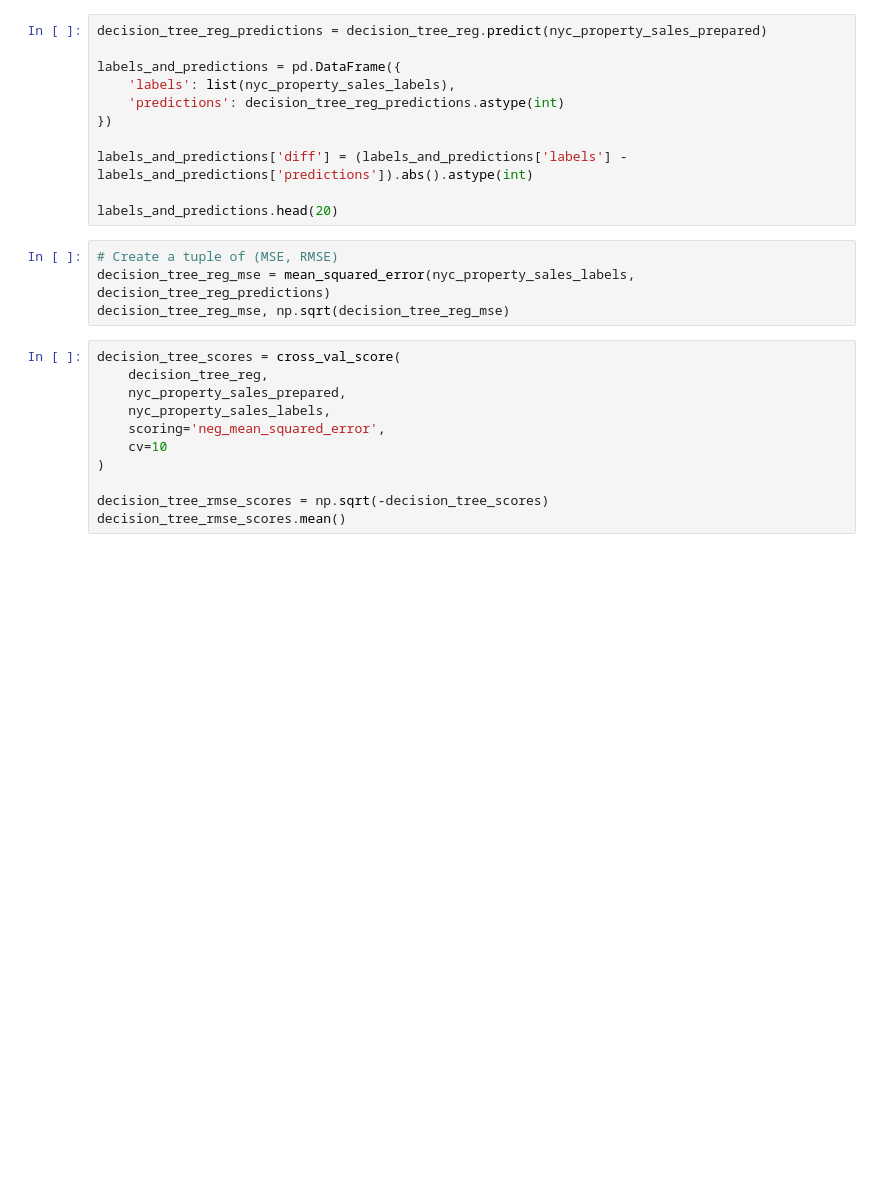
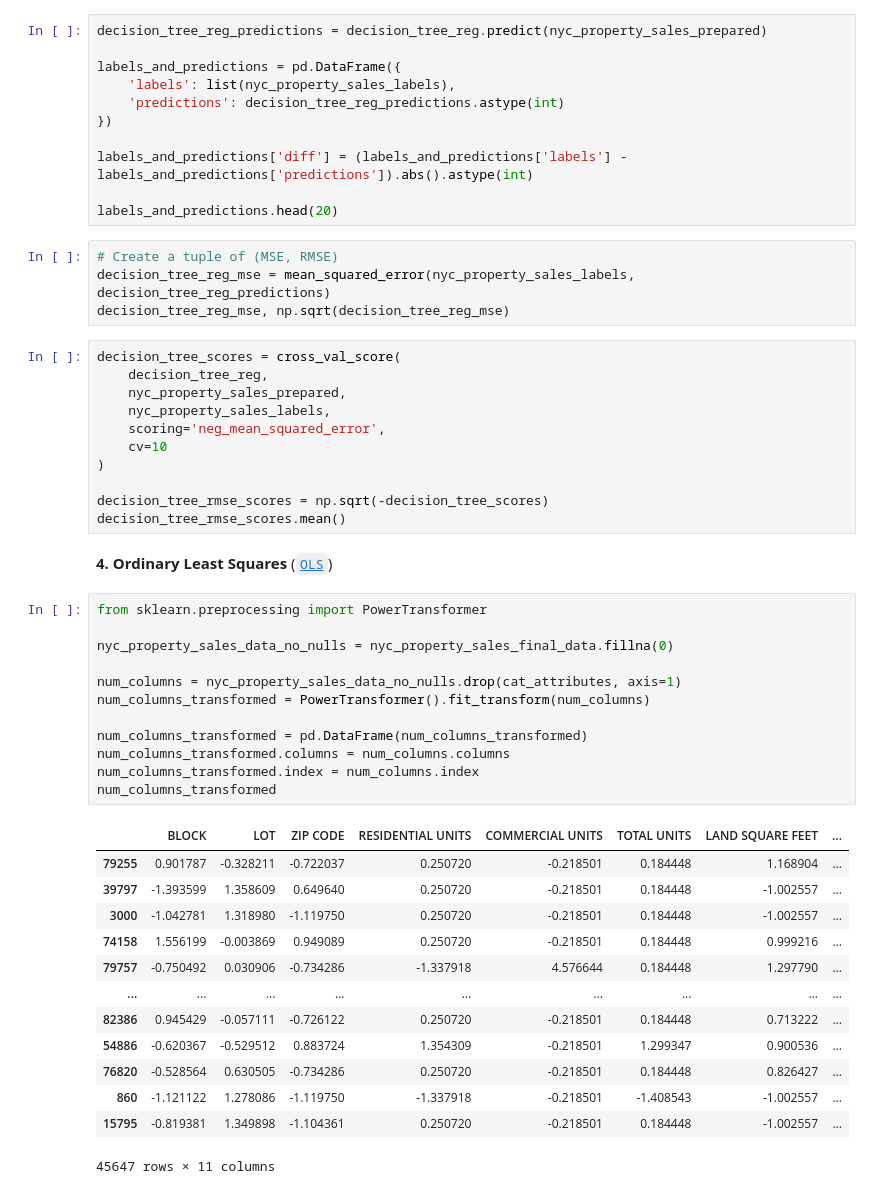
Before and after one commit to AJarombek/machine-learning-programs, a Jupyter notebook: programs/nyc-property-sales/nyc-property-sales.ipynb, the cells around one changed output. Drawn from its saved outputs; the diff is of its cells as text; blank space fills up the shorter version.

```diff
--- a/programs/nyc-property-sales/nyc-property-sales.ipynb
+++ b/programs/nyc-property-sales/nyc-property-sales.ipynb
@@ -590,3 +610,31 @@ decision_tree_scores = cross_val_score(
 
 decision_tree_rmse_scores = np.sqrt(-decision_tree_scores)
 decision_tree_rmse_scores.mean()
+# %% [markdown]
+**4. Ordinary Least Squares** ([`OLS`](https://www.statsmodels.org/stable/generated/statsmodels.regression.linear_model.OLS.html))
+# %%
+from sklearn.preprocessing import PowerTransformer
+
+nyc_property_sales_data_no_nulls = nyc_property_sales_final_data.fillna(0)
+
+num_columns = nyc_property_sales_data_no_nulls.drop(cat_attributes, axis=1)
+num_columns_transformed = PowerTransformer().fit_transform(num_columns)
+
+num_columns_transformed = pd.DataFrame(num_columns_transformed)
+num_columns_transformed.columns = num_columns.columns
+num_columns_transformed.index = num_columns.index
+num_columns_transformed
+# %% [output]
+|  | BLOCK | LOT | ZIP CODE | RESIDENTIAL UNITS | COMMERCIAL UNITS | TOTAL UNITS | LAND SQUARE FEET | ... |
+| 79255 | 0.901787 | -0.328211 | -0.722037 | 0.250720 | -0.218501 | 0.184448 | 1.168904 | ... |
+| 39797 | -1.393599 | 1.358609 | 0.649640 | 0.250720 | -0.218501 | 0.184448 | -1.002557 | ... |
+| 3000 | -1.042781 | 1.318980 | -1.119750 | 0.250720 | -0.218501 | 0.184448 | -1.002557 | ... |
+| 74158 | 1.556199 | -0.003869 | 0.949089 | 0.250720 | -0.218501 | 0.184448 | 0.999216 | ... |
+| 79757 | -0.750492 | 0.030906 | -0.734286 | -1.337918 | 4.576644 | 0.184448 | 1.297790 | ... |
+| ... | ... | ... | ... | ... | ... | ... | ... | ... |
+| 82386 | 0.945429 | -0.057111 | -0.726122 | 0.250720 | -0.218501 | 0.184448 | 0.713222 | ... |
+| 54886 | -0.620367 | -0.529512 | 0.883724 | 1.354309 | -0.218501 | 1.299347 | 0.900536 | ... |
+| 76820 | -0.528564 | 0.630505 | -0.734286 | 0.250720 | -0.218501 | 0.184448 | 0.826427 | ... |
+| 860 | -1.121122 | 1.278086 | -1.119750 | -1.337918 | -0.218501 | -1.408543 | -1.002557 | ... |
+| 15795 | -0.819381 | 1.349898 | -1.104361 | 0.250720 | -0.218501 | 0.184448 | -1.002557 | ... |
+45647 rows × 11 columns
```
Also changed, not shown: parts of 12 cells of this notebook, 1 other file.
